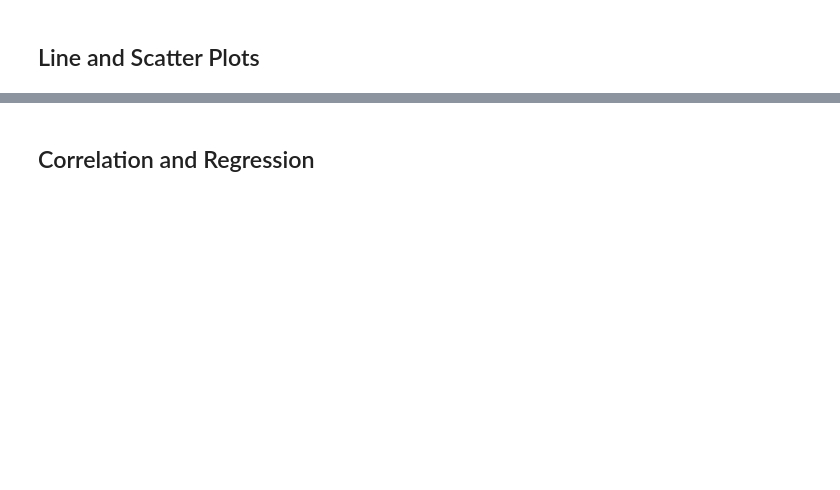
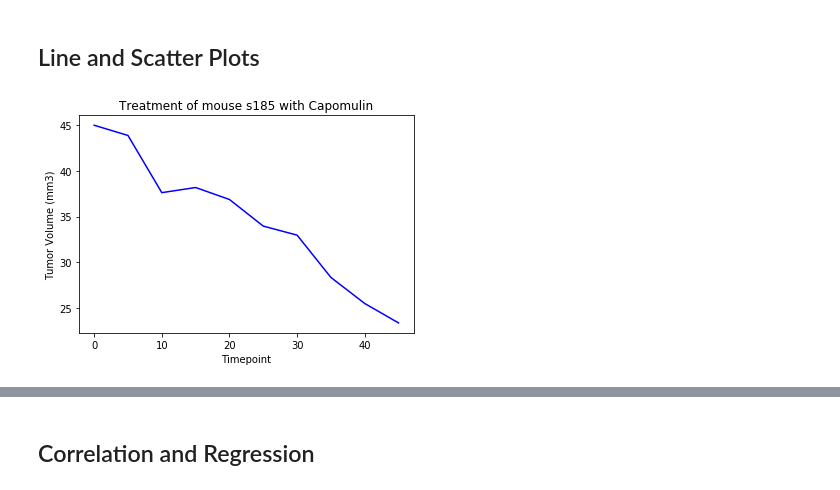
Before and after one commit to jacob-servidio/MatplotLib-Homework, a Jupyter notebook: Pymaceuticals/pymaceuticals_starter.ipynb, the cells around one changed output, grey strips where cells are left out. Saved outputs shown, nothing was run; the diff lists cells and outputs as text; code cells hidden in the pictures; blank space fills up the shorter version.

```diff
--- a/Pymaceuticals/pymaceuticals_starter.ipynb
+++ b/Pymaceuticals/pymaceuticals_starter.ipynb
@@ -255,5 +262,14 @@ Values above 87.66983003 could be outliers.
 ## Line and Scatter Plots
 # %%
 # Generate a line plot of time point versus tumor volume for a mouse treated with Capomulin
+s185 =clean_data.loc[clean_data["Mouse ID"] == "s185"]
+
+plt.plot(s185['Timepoint'], s185['Tumor Volume (mm3)'], color = 'b')
+plt.xlabel('Timepoint')
+plt.ylabel('Tumor Volume (mm3)')
+plt.title('Treatment of mouse s185 with Capomulin')
+plt.show()
+# %% [output]
+[figure, added]
 # %%
 # Generate a scatter plot of mouse weight versus average tumor volume for the Capomulin regimen
```
Also changed, not shown: parts of 4 cells of this notebook.
